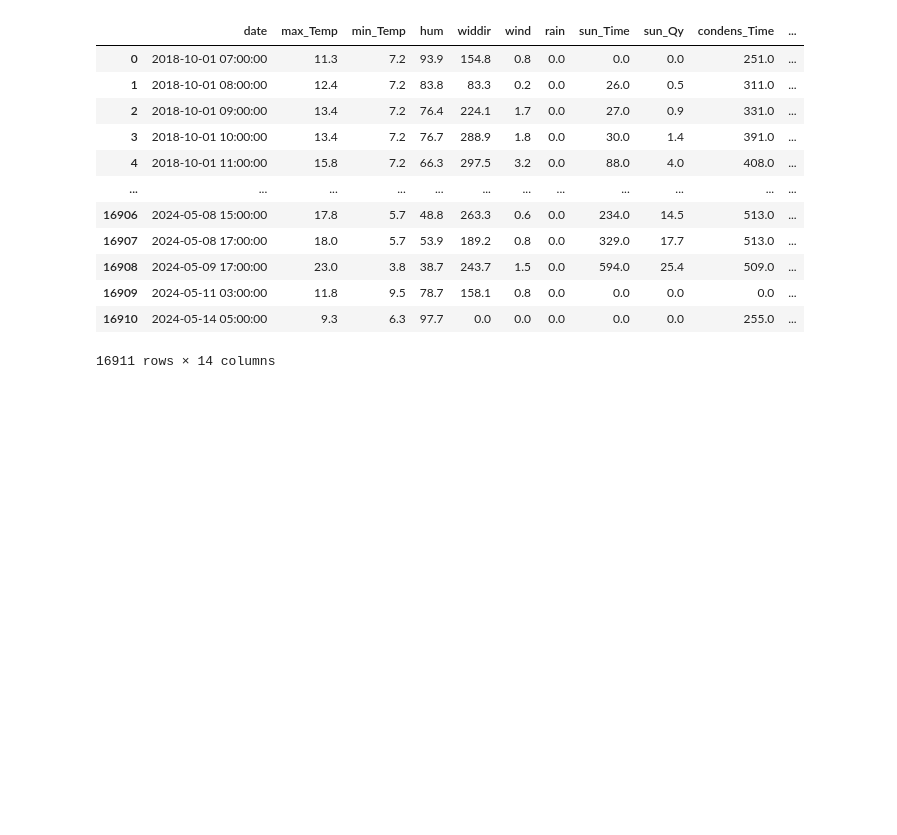
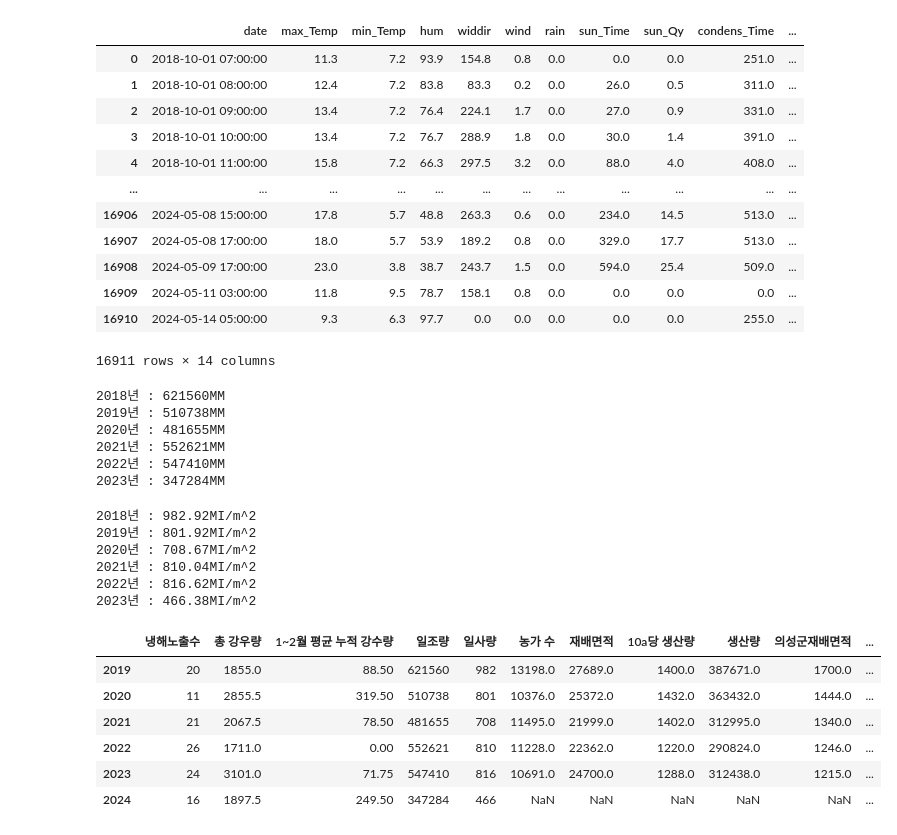
Before and after one commit to Team-Garlic/KDT05_Garlic_TF, a Jupyter notebook: Preprocessing/Preprocessing.ipynb, the cells around one changed output. Cells and saved outputs as stored; diff of their text form; code cells hidden in the pictures; blank space fills up the shorter version.

Commit message:
Update Data

```diff
--- a/Preprocessing/Preprocessing.ipynb
+++ b/Preprocessing/Preprocessing.ipynb
@@ -199,3 +199,51 @@ accumulation
 | 16909 | 2024-05-11 03:00:00 | 11.8 | 9.5 | 78.7 | 158.1 | 0.8 | 0.0 | 0.0 | 0.0 | 0.0 | ... |
 | 16910 | 2024-05-14 05:00:00 | 9.3 | 6.3 | 97.7 | 0.0 | 0.0 | 0.0 | 0.0 | 0.0 | 255.0 | ... |
 16911 rows × 14 columns
+# %%
+# 일조량
+sun=[]
+df["date"] = pd.to_datetime(df["date"])
+for i in range(2018, 2024):
+    cold_days = df[(df["date"] >= f"{i}-10-01") & (df["date"] <= f"{i+1}-06-30")].sun_Time
+    print(f"{i}년 : {int(cold_days.sum())}MM")
+    sun.append(int(cold_days.sum()))
+# %% [output]
+2018년 : 621560MM
+2019년 : 510738MM
+2020년 : 481655MM
+2021년 : 552621MM
+2022년 : 547410MM
+2023년 : 347284MM
+# %%
+# 일사량
+sunpermeter = []
+for i in range(2018, 2024):
+    cold_days = df[(df["date"] >= f"{i}-10-01") & (df["date"] <= f"{i+1}-06-30")].sun_Qy
+    print(f"{i}년 : {round(int(cold_days.sum())/24,2)}MI/m^2")
+    sunpermeter.append(round(int(cold_days.sum()/24),2))
+# %% [output]
+2018년 : 982.92MI/m^2
+2019년 : 801.92MI/m^2
+2020년 : 708.67MI/m^2
+2021년 : 810.04MI/m^2
+2022년 : 816.62MI/m^2
+2023년 : 466.38MI/m^2
+# %%
+# 3개의 데이터 데이터프레임으로 합치기
+len(cold), len(rain_total), len(rain_avg), len(sun), len(sunpermeter)
+data = pd.DataFrame({"냉해노출수":cold, "총 강우량":rain_total, "1~2월 평균 누적 강수량":rain_avg, "일조량":sun, "일사량":sunpermeter})
+# 인덱스를 2019~2024로 지정
+# %%
+df=pd.read_csv("../Demo/data/data2.csv")
+df = pd.concat([data,df[df.columns[-6:]]],axis=1)
+df.index = [2019, 2020, 2021, 2022, 2023, 2024]
+# %%
+df # cold : 냉해 노출일 수, rain_total : 연별 강우량 총합, rain_avg : 1~2월 평균 누적 강수량
+# %% [output]
+|  | 냉해노출수 | 총 강우량 | 1~2월 평균 누적 강수량 | 일조량 | 일사량 | 농가 수 | 재배면적 | 10a당 생산량 | 생산량 | 의성군재배면적 | ... |
+| 2019 | 20 | 1855.0 | 88.50 | 621560 | 982 | 13198.0 | 27689.0 | 1400.0 | 387671.0 | 1700.0 | ... |
+| 2020 | 11 | 2855.5 | 319.50 | 510738 | 801 | 10376.0 | 25372.0 | 1432.0 | 363432.0 | 1444.0 | ... |
+| 2021 | 21 | 2067.5 | 78.50 | 481655 | 708 | 11495.0 | 21999.0 | 1402.0 | 312995.0 | 1340.0 | ... |
+| 2022 | 26 | 1711.0 | 0.00 | 552621 | 810 | 11228.0 | 22362.0 | 1220.0 | 290824.0 | 1246.0 | ... |
+| 2023 | 24 | 3101.0 | 71.75 | 547410 | 816 | 10691.0 | 24700.0 | 1288.0 | 312438.0 | 1215.0 | ... |
+| 2024 | 16 | 1897.5 | 249.50 | 347284 | 466 | NaN | NaN | NaN | NaN | NaN | ... |
```
Also changed, not shown: parts of 1 cell of this notebook, 4 other files.
